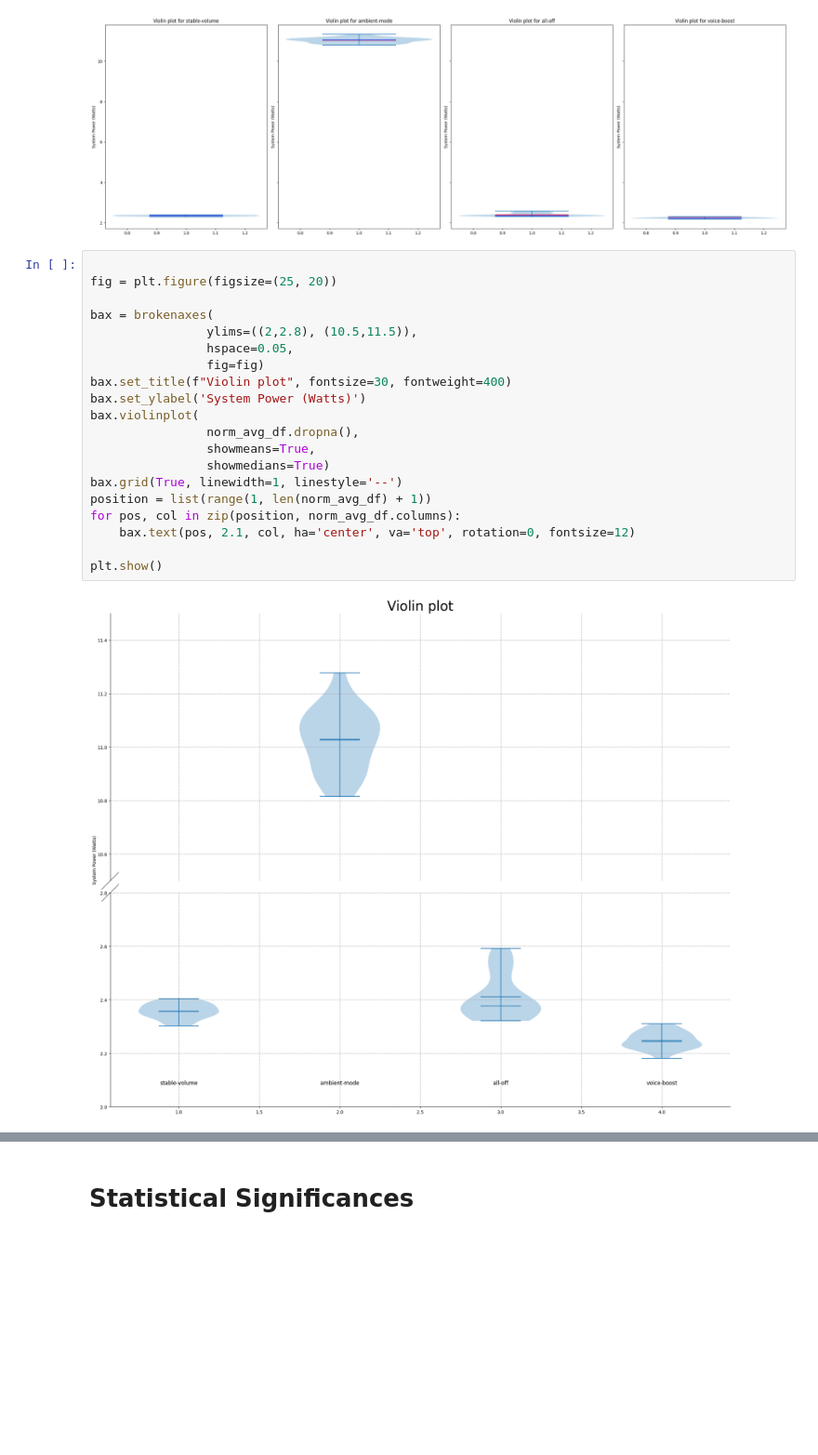
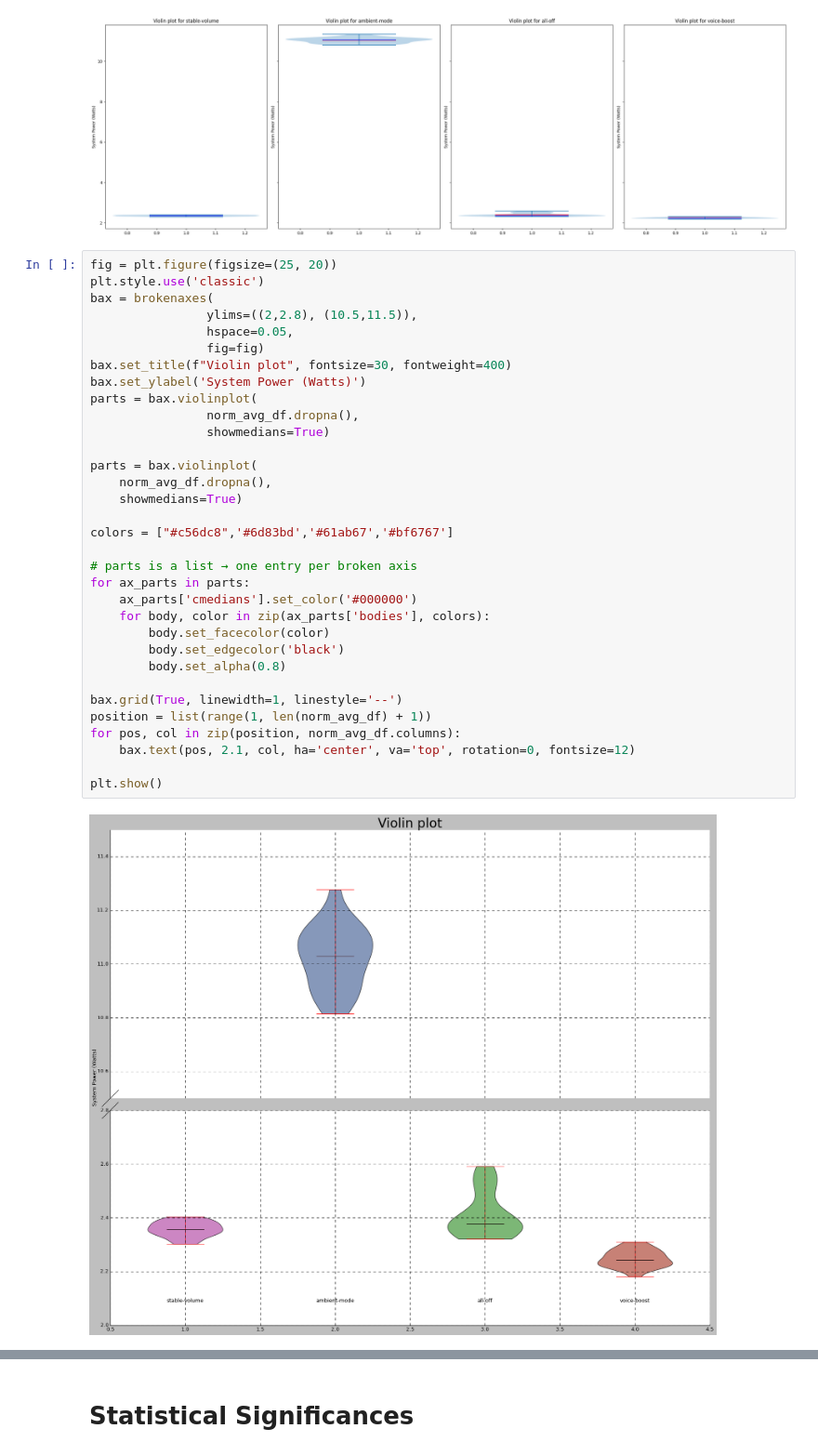
Before and after one commit to g34-sustainable-software/p1_dev, a Jupyter notebook: compilation.ipynb, the cells around one changed output, grey strips where cells are left out. Shown at 93% size. Saved outputs shown, nothing was run; the diff lists cells and outputs as text; blank space fills up the shorter version.

```diff
--- a/compilation.ipynb
+++ b/compilation.ipynb
@@ -600,27 +600,40 @@ plt.show()
 # %% [output]
 [figure]
 # %%
-
 fig = plt.figure(figsize=(25, 20))
-
+plt.style.use('classic')
 bax = brokenaxes(
                 ylims=((2,2.8), (10.5,11.5)),
                 hspace=0.05,
                 fig=fig)
 bax.set_title(f"Violin plot", fontsize=30, fontweight=400)
 bax.set_ylabel('System Power (Watts)')
-bax.violinplot(
+parts = bax.violinplot(
                 norm_avg_df.dropna(),
-                showmeans=True,
                 showmedians=True)
+
+parts = bax.violinplot(
+    norm_avg_df.dropna(),
+    showmedians=True)
+
+colors = ["#c56dc8",'#6d83bd','#61ab67','#bf6767']
+
+# parts is a list → one entry per broken axis
+for ax_parts in parts:
+    ax_parts['cmedians'].set_color('#000000')
+    for body, color in zip(ax_parts['bodies'], colors):
+        body.set_facecolor(color)
+        body.set_edgecolor('black')
+        body.set_alpha(0.8)
+
 bax.grid(True, linewidth=1, linestyle='--')
 position = list(range(1, len(norm_avg_df) + 1))
 for pos, col in zip(position, norm_avg_df.columns):
     bax.text(pos, 2.1, col, ha='center', va='top', rotation=0, fontsize=12)
 
 plt.show()
 # %% [output]
-[figure, old version]
+[figure, new version]
 # %%
 fig, plots = plt.subplots(nrows = 1,
                             ncols = len(QUALITY_DIRECTORIES)-1,
```
Also changed, not shown: parts of 10 cells of this notebook.
